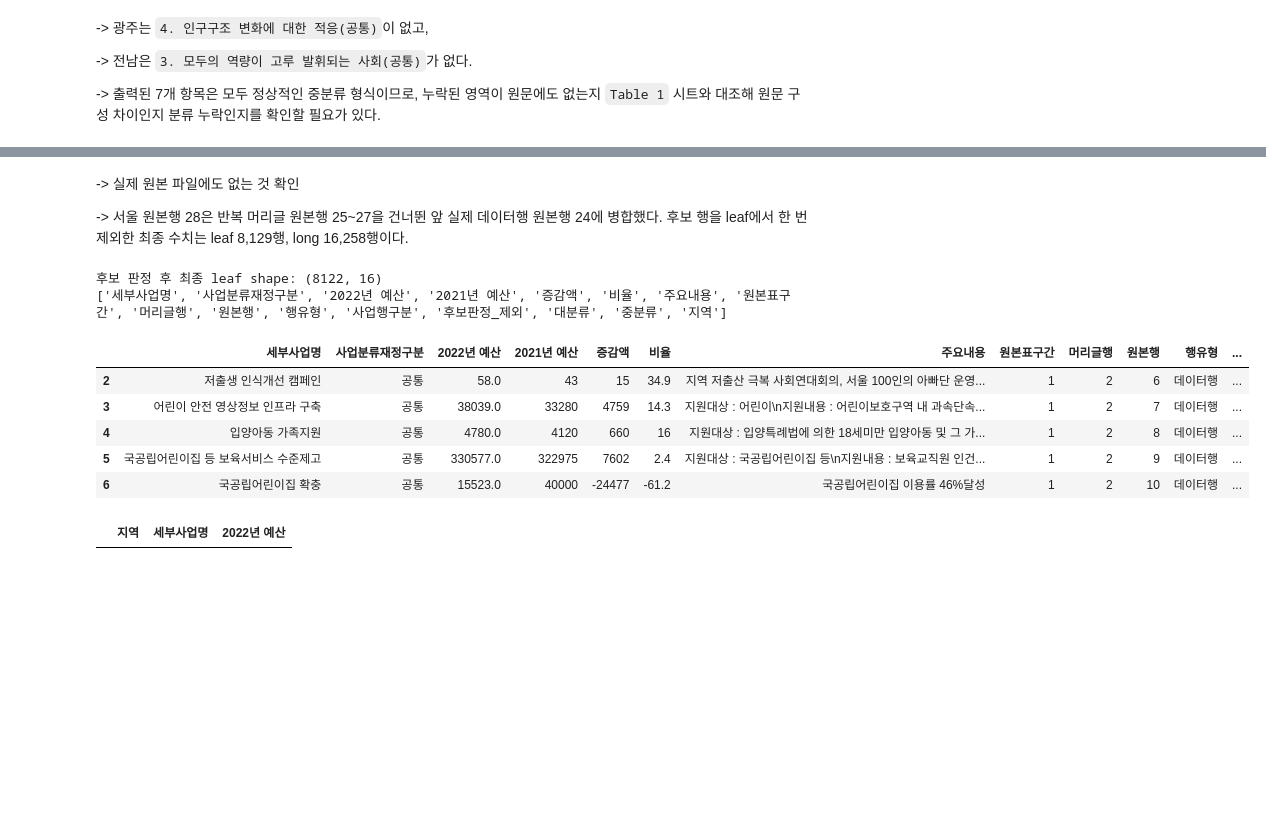
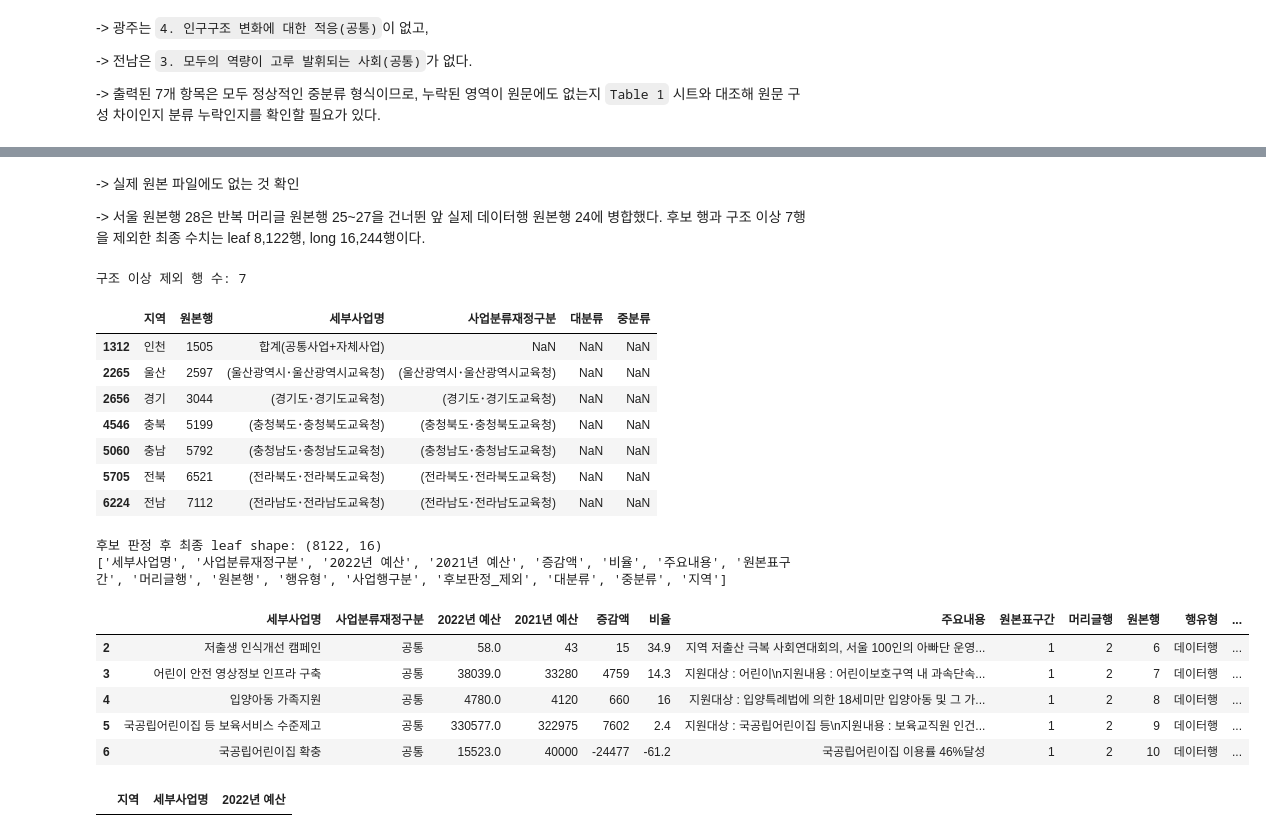
Before and after one commit to JungYeoni/yumocha, a Jupyter notebook: notebooks/20260719_EDA_2022_전국_시도분리정제.ipynb, the cells around one changed output, grey strips where cells are left out. Drawn from its saved outputs; the diff is of its cells as text; code cells hidden in the pictures; blank space fills up the shorter version.

```diff
--- a/notebooks/20260719_EDA_2022_전국_시도분리정제.ipynb
+++ b/notebooks/20260719_EDA_2022_전국_시도분리정제.ipynb
@@ -448,7 +448,7 @@ display(rowtype_review)
 # %% [markdown]
 -> 실제 원본 파일에도 없는 것 확인
 
--> 서울 원본행 28은 반복 머리글 원본행 25~27을 건너뛴 앞 실제 데이터행 원본행 24에 병합했다. 후보 행을 leaf에서 한 번 제외한 최종 수치는 leaf 8,129행, long 16,258행이다.
+-> 서울 원본행 28은 반복 머리글 원본행 25~27을 건너뛴 앞 실제 데이터행 원본행 24에 병합했다. 후보 행과 구조 이상 7행을 제외한 최종 수치는 leaf 8,122행, long 16,244행이다.
 # %%
 # 지역별로 원본 순서 유지한 채 대분류/중분류 라벨 세부사업행에 전파
 def assign_labels(df_sido: pd.DataFrame) -> pd.DataFrame:
@@ -460,51 +460,68 @@ def assign_labels(df_sido: pd.DataFrame) -> pd.DataFrame:
     medium_mask = df_sido["사업행구분"] == "중분류_소계"
     df_sido["대분류"] = df_sido["세부사업명"].where(major_mask).ffill()
     df_sido["중분류"] = df_sido["세부사업명"].where(medium_mask).ffill()
 
     return df_sido
 
 
 df_labeled = df_raw.groupby("지역", group_keys=False).apply(assign_labels)
 df_labeled["지역"] = df_raw.loc[df_labeled.index, "지역"]
 
-# leaf(세부사업)만 추출하되 병합 완료 후보 행은 정확히 한 번 제외한다.
-df_leaf = df_labeled[
-    df_labeled["사업행구분"].eq("세부사업")
-    & ~df_labeled["후보판정_제외"]
-    & df_labeled["대분류"].notna()
-    & df_labeled["중분류"].notna()
-    & df_labeled["사업분류재정구분"].isin(["공통", "자체"])
-].copy()
+# leaf 후보 중 계층 라벨이 없거나 공통/자체 구분이 아닌 행은 QA 목록으로 남긴다.
+leaf_candidate_mask = df_labeled["사업행구분"].eq("세부사업") & ~df_labeled["후보판정_제외"]
+structure_invalid_mask = (
+    df_labeled["대분류"].isna()
+    | df_labeled["중분류"].isna()
+    | ~df_labeled["사업분류재정구분"].isin(["공통", "자체"])
+)
+structure_excluded = df_labeled[leaf_candidate_mask & structure_invalid_mask].copy()
+
+print("구조 이상 제외 행 수:", len(structure_excluded))
+display(
+    structure_excluded[["지역", "원본행", "세부사업명", "사업분류재정구분", "대분류", "중분류"]]
+)
+
+# 구조 이상 행을 제외한 최종 leaf를 추출한다.
+df_leaf = df_labeled[leaf_candidate_mask & ~structure_invalid_mask].copy()
 
 candidate_leaf_count = len(
     df_leaf[df_leaf["지역"].eq(decision["지역"]) & df_leaf["원본행"].eq(decision["후보_원본행"])]
 )
 merged_leaf = df_leaf[
     df_leaf["지역"].eq(decision["지역"]) & df_leaf["원본행"].eq(decision["병합대상_원본행"])
 ]
 assert candidate_leaf_count == 0
 assert len(merged_leaf) == 1
 assert merged_leaf.iloc[0]["세부사업명"] == "학대피해아동 보호를 위한 안전망 구축"
 pd.testing.assert_series_equal(
     merged_leaf.iloc[0][preserved_target_cols],
     target_values_before,
     check_names=False,
 )
 
-# assert len(df_leaf) == 8129, f"후보 판정 후 leaf는 8,129 행이어야 합니다: {len(df_leaf)}행"
-
+assert len(structure_excluded) == 7
+assert len(df_leaf) == 8122
 print("후보 판정 후 최종 leaf shape:", df_leaf.shape)
 print(df_leaf.columns.tolist())
 df_leaf.head()
 # %% [output]
-후보 판정 후 최종 leaf shape: (8122, 16)
-['세부사업명', '사업분류재정구분', '2022년 예산', '2021년 예산', '증감액', '비율', '주요내용', '원본표구간', '머리글행', '원본행', '행유형', '사업행구분', '후보판정_제외', '대분류', '중분류', '지역']
+구조 이상 제외 행 수: 7
-|  | 세부사업명 | 사업분류재정구분 | 2022년 예산 | 2021년 예산 | 증감액 | 비율 | 주요내용 | 원본표구간 | 머리글행 | 원본행 | 행유형 | ... |
-| 2 | 저출생 인식개선 캠페인 | 공통 | 58.0 | 43 | 15 | 34.9 | 지역 저출산 극복 사회연대회의, 서울 100인의 아빠단 운영... | 1 | 2 | 6 | 데이터행 | ... |
-| 3 | 어린이 안전 영상정보 인프라 구축 | 공통 | 38039.0 | 33280 | 4759 | 14.3 | 지원대상 : 어린이\n지원내용 : 어린이보호구역 내 과속단속... | 1 | 2 | 7 | 데이터행 | ... |
-| 4 | 입양아동 가족지원 | 공통 | 4780.0 | 4120 | 660 | 16 | 지원대상 : 입양특례법에 의한 18세미만 입양아동 및 그 가... | 1 | 2 | 8 | 데이터행 | ... |
-| 5 | 국공립어린이집 등 보육서비스 수준제고 | 공통 | 330577.0 | 322975 | 7602 | 2.4 | 지원대상 : 국공립어린이집 등\n지원내용 : 보육교직원 인건... | 1 | 2 | 9 | 데이터행 | ... |
-| 6 | 국공립어린이집 확충 | 공통 | 15523.0 | 40000 | -24477 | -61.2 | 국공립어린이집 이용률 46%달성 | 1 | 2 | 10 | 데이터행 | ... |
+|  | 지역 | 원본행 | 세부사업명 | 사업분류재정구분 | 대분류 | 중분류 |
+| 1312 | 인천 | 1505 | 합계(공통사업+자체사업) | NaN | NaN | NaN |
+| 2265 | 울산 | 2597 | (울산광역시･울산광역시교육청) | (울산광역시･울산광역시교육청) | NaN | NaN |
+| 2656 | 경기 | 3044 | (경기도･경기도교육청) | (경기도･경기도교육청) | NaN | NaN |
+| 4546 | 충북 | 5199 | (충청북도･충청북도교육청) | (충청북도･충청북도교육청) | NaN | NaN |
+| 5060 | 충남 | 5792 | (충청남도･충청남도교육청) | (충청남도･충청남도교육청) | NaN | NaN |
+| 5705 | 전북 | 6521 | (전라북도･전라북도교육청) | (전라북도･전라북도교육청) | NaN | NaN |
+| 6224 | 전남 | 7112 | (전라남도･전라남도교육청) | (전라남도･전라남도교육청) | NaN | NaN |
+후보 판정 후 최종 leaf shape: (8122, 16)
+['세부사업명', '사업분류재정구분', '2022년 예산', '2021년 예산', '증감액', '비율', '주요내용', '원본표구간', '머리글행', '원본행', '행유형', '사업행구분', '후보판정_제외', '대분류', '중분류', '지역']
+|  | 세부사업명 | 사업분류재정구분 | 2022년 예산 | 2021년 예산 | 증감액 | 비율 | 주요내용 | 원본표구간 | 머리글행 | 원본행 | 행유형 | ... |
+| 2 | 저출생 인식개선 캠페인 | 공통 | 58.0 | 43 | 15 | 34.9 | 지역 저출산 극복 사회연대회의, 서울 100인의 아빠단 운영... | 1 | 2 | 6 | 데이터행 | ... |
+| 3 | 어린이 안전 영상정보 인프라 구축 | 공통 | 38039.0 | 33280 | 4759 | 14.3 | 지원대상 : 어린이\n지원내용 : 어린이보호구역 내 과속단속... | 1 | 2 | 7 | 데이터행 | ... |
+| 4 | 입양아동 가족지원 | 공통 | 4780.0 | 4120 | 660 | 16 | 지원대상 : 입양특례법에 의한 18세미만 입양아동 및 그 가... | 1 | 2 | 8 | 데이터행 | ... |
+| 5 | 국공립어린이집 등 보육서비스 수준제고 | 공통 | 330577.0 | 322975 | 7602 | 2.4 | 지원대상 : 국공립어린이집 등\n지원내용 : 보육교직원 인건... | 1 | 2 | 9 | 데이터행 | ... |
+| 6 | 국공립어린이집 확충 | 공통 | 15523.0 | 40000 | -24477 | -61.2 | 국공립어린이집 이용률 46%달성 | 1 | 2 | 10 | 데이터행 | ... |
 # %%
 mask_non_numeric = (
     to_numeric_budget(df_leaf[CURRENT_BUDGET_COL]).isna() & df_leaf[CURRENT_BUDGET_COL].notna()
```
Also changed, not shown: parts of 5 cells of this notebook, 1 other file.
